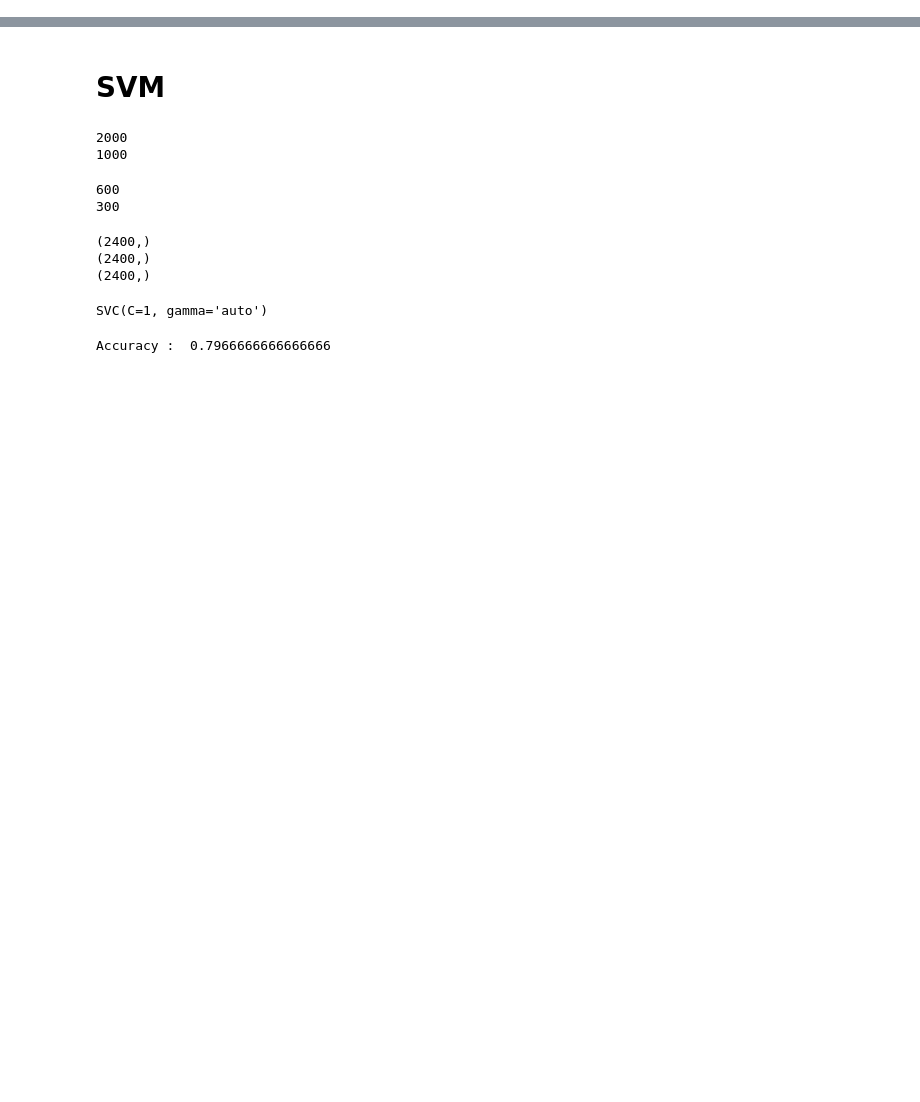
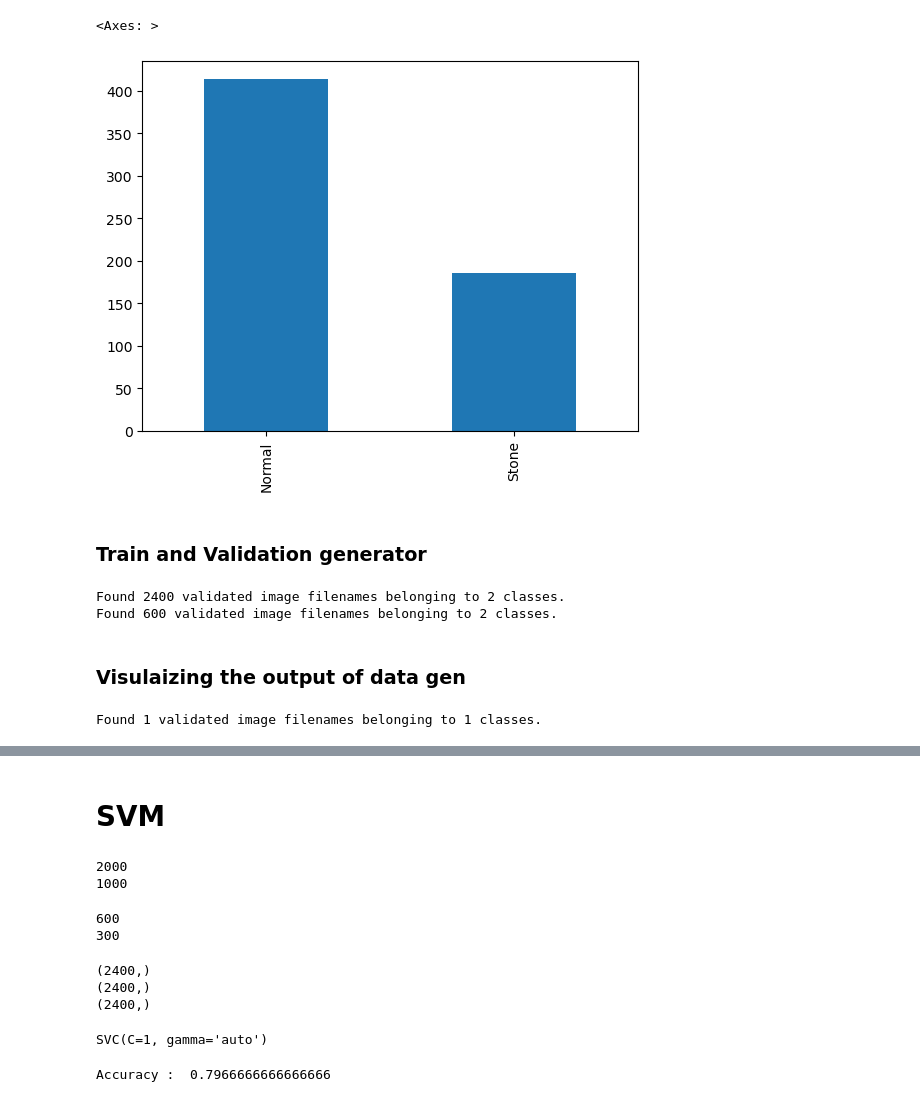
Before and after one commit to junaid-1013/Kidney-Stone-Detection, a Jupyter notebook: Kidney_Stone_Detection.ipynb, the cells around one changed output, grey strips where cells are left out. Saved outputs shown, nothing was run; the diff lists cells and outputs as text; code cells hidden in the pictures; blank space fills up the shorter version.

```diff
--- a/Kidney_Stone_Detection.ipynb
+++ b/Kidney_Stone_Detection.ipynb
@@ -90,0 +151,7 @@ Epoch 46/46
+# %%
+validate_df['category'].value_counts().plot.bar()
+# %% [output]
+<Axes: >
+[figure, added]
+# %% [markdown]
+### Train and Validation generator
@@ -90,0 +170,36 @@ Epoch 46/46
+# %%
+train_generator = train_datagen.flow_from_dataframe(
+    train_df,
+    "./CT_Images/Train/",
+    x_col='filename',
+    y_col='category',
+    target_size=(150,150),
+    class_mode='categorical',
+    batch_size=15
+)
+validation_generator = validation_datagen.flow_from_dataframe(
+    validate_df,
+    "./CT_Images/Train/",
+    x_col='filename',
+    y_col='category',
+    target_size=(150,150),
+    class_mode='categorical',
+    batch_size=15
+)
+# %% [output]
+Found 2400 validated image filenames belonging to 2 classes.
+Found 600 validated image filenames belonging to 2 classes.
+# %% [markdown]
+### Visulaizing the output of data gen
+# %%
+example_df = train_df.sample(n=1).reset_index(drop=True)
+example_generator = train_datagen.flow_from_dataframe(
+    example_df,
+    "./CT_Images/Train/",
+    x_col='filename',
+    y_col='category',
+    target_size=(150,150),
+    class_mode='categorical'
+)
+# %% [output]
+Found 1 validated image filenames belonging to 1 classes.
```
Also changed, not shown: parts of 71 cells of this notebook, 4 other files.
